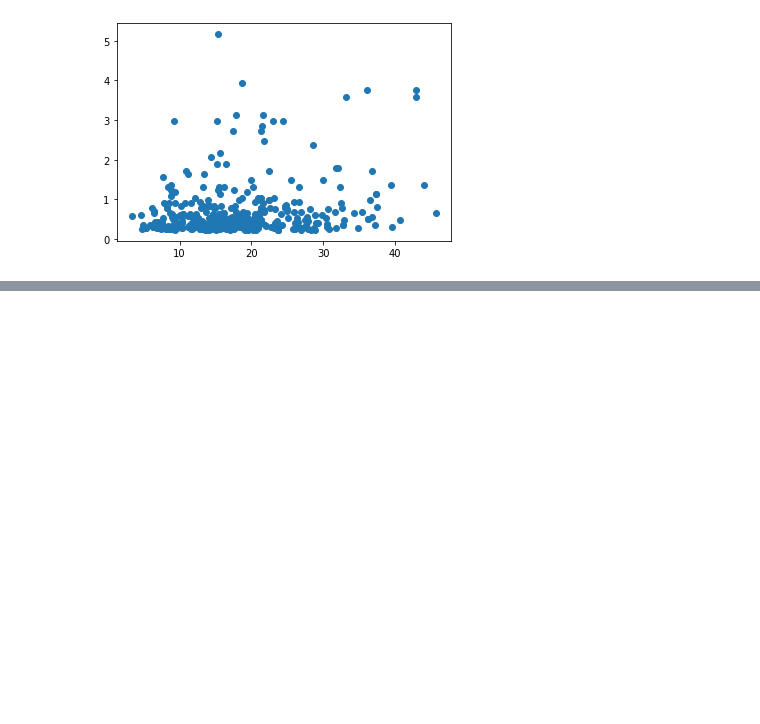
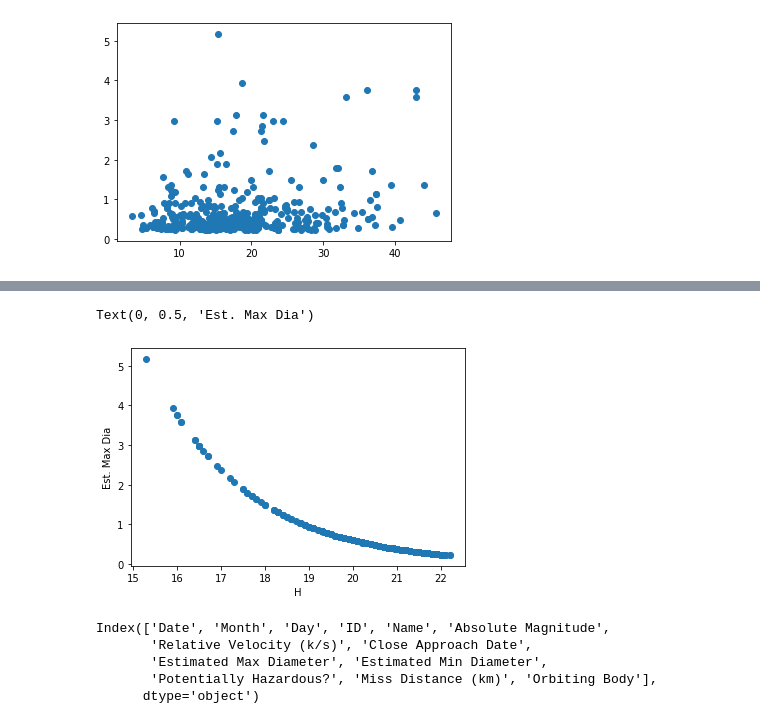
Before and after one commit to AmyAndersson/Datanauts_Project, a Jupyter notebook: DF.ipynb, the cells around one changed output, grey strips where cells are left out. Drawn from its saved outputs; the diff is of its cells as text; code cells hidden in the pictures; blank space fills up the shorter version.

```diff
--- a/DF.ipynb
+++ b/DF.ipynb
@@ -136,0 +140,16 @@ plt.scatter(Pos_Hazard["Relative Velocity (k/s)"], Pos_Hazard["Estimated Max Dia
+# %%
+plt.scatter(Pos_Hazard["Absolute Magnitude"], Pos_Hazard["Estimated Max Diameter"])
+plt.xlabel("H")
+plt.ylabel("Est. Max Dia")
+# %% [output]
+Text(0, 0.5, 'Est. Max Dia')
+[figure, added]
+# %%
+Asteroids_dates=pd.read_csv("Asteroid_dates.csv")
+Asteroids_dates.columns
+# %% [output]
+Index(['Date', 'Month', 'Day', 'ID', 'Name', 'Absolute Magnitude',
+       'Relative Velocity (k/s)', 'Close Approach Date',
+       'Estimated Max Diameter', 'Estimated Min Diameter',
+       'Potentially Hazardous?', 'Miss Distance (km)', 'Orbiting Body'],
+      dtype='object')
```
Also changed, not shown: parts of 3 cells of this notebook, 3 other files.
